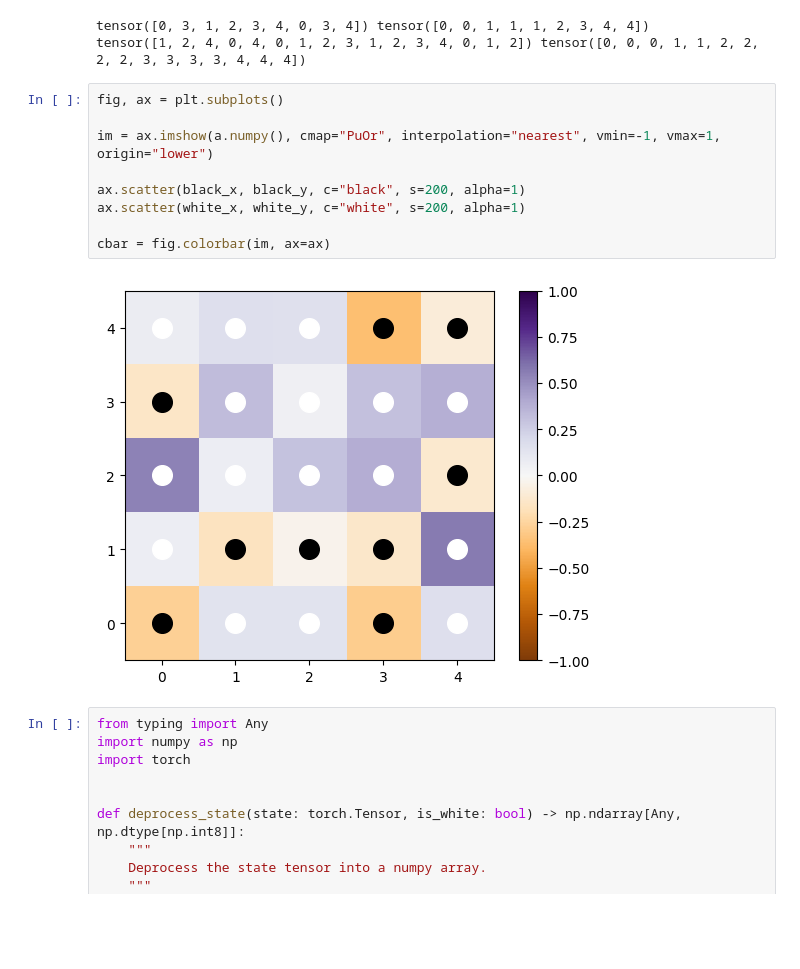
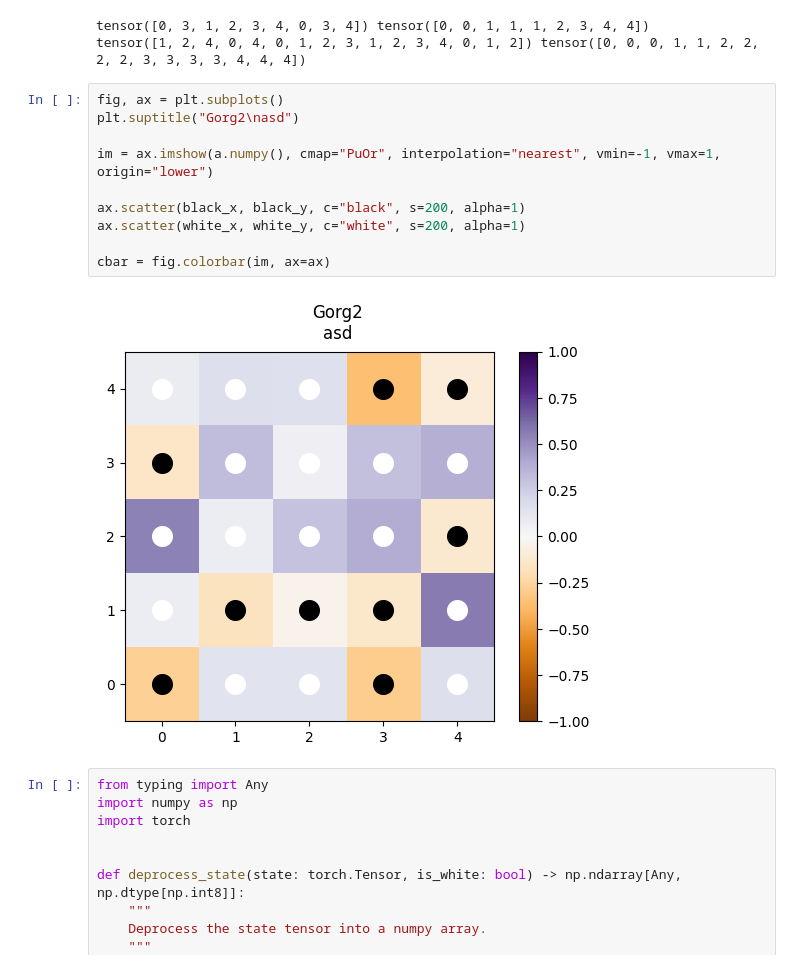
Before and after one commit to HansLuft778/Bitburner, a Jupyter notebook: http_server/gorg.ipynb, the cells around one changed output. Cells and saved outputs as stored; diff of their text form; blank space fills up the shorter version.

```diff
--- a/http_server/gorg.ipynb
+++ b/http_server/gorg.ipynb
@@ -497,15 +497,16 @@ tensor([0, 3, 1, 2, 3, 4, 0, 3, 4]) tensor([0, 0, 1, 1, 1, 2, 3, 4, 4])
 tensor([1, 2, 4, 0, 4, 0, 1, 2, 3, 1, 2, 3, 4, 0, 1, 2]) tensor([0, 0, 0, 1, 1, 2, 2, 2, 2, 3, 3, 3, 3, 4, 4, 4])
 # %%
 fig, ax = plt.subplots()
+plt.suptitle("Gorg2\nasd")
 
 im = ax.imshow(a.numpy(), cmap="PuOr", interpolation="nearest", vmin=-1, vmax=1, origin="lower")
 
 ax.scatter(black_x, black_y, c="black", s=200, alpha=1)
 ax.scatter(white_x, white_y, c="white", s=200, alpha=1)
 
 cbar = fig.colorbar(im, ax=ax)
 # %% [output]
-[figure, old version]
+[figure, new version]
 # %%
 from typing import Any
 import numpy as np
```
Also changed, not shown: parts of 5 cells of this notebook, 13 other files.
